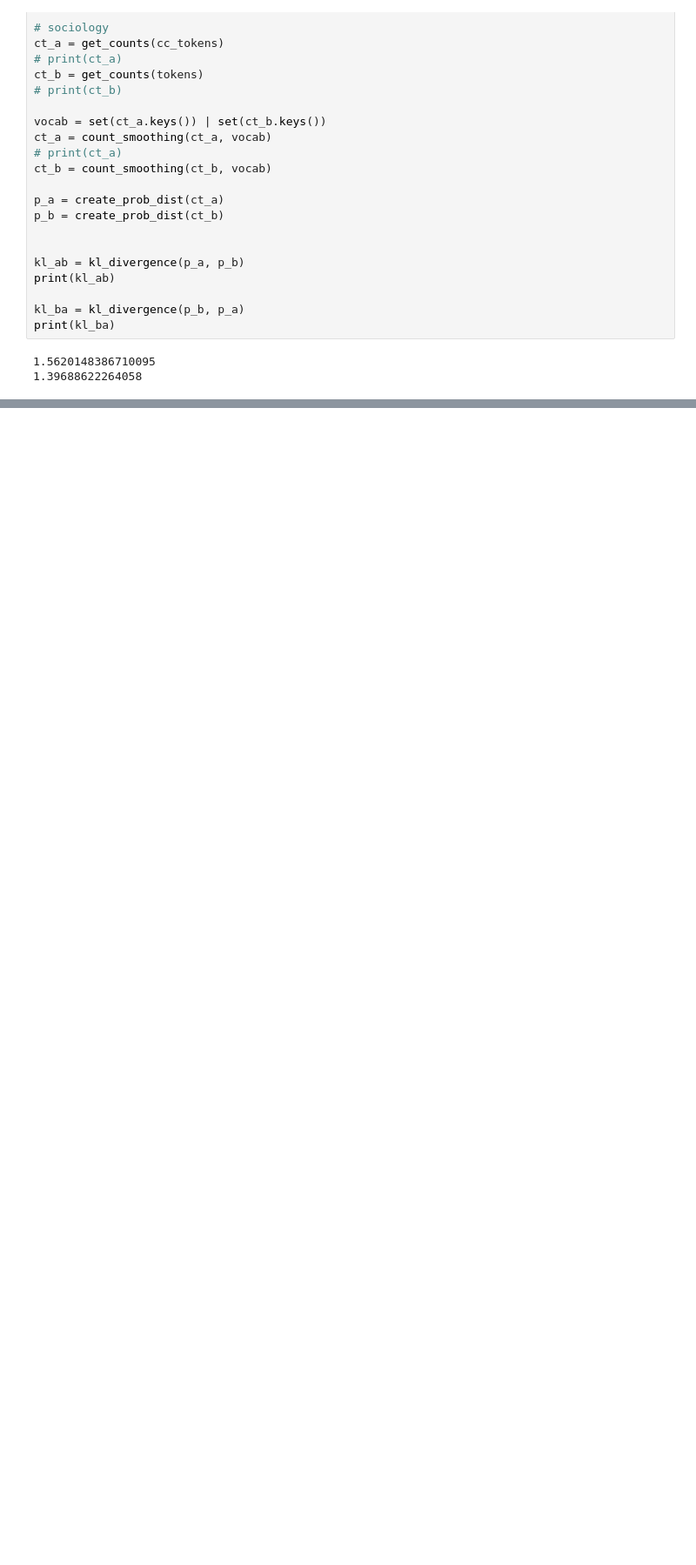
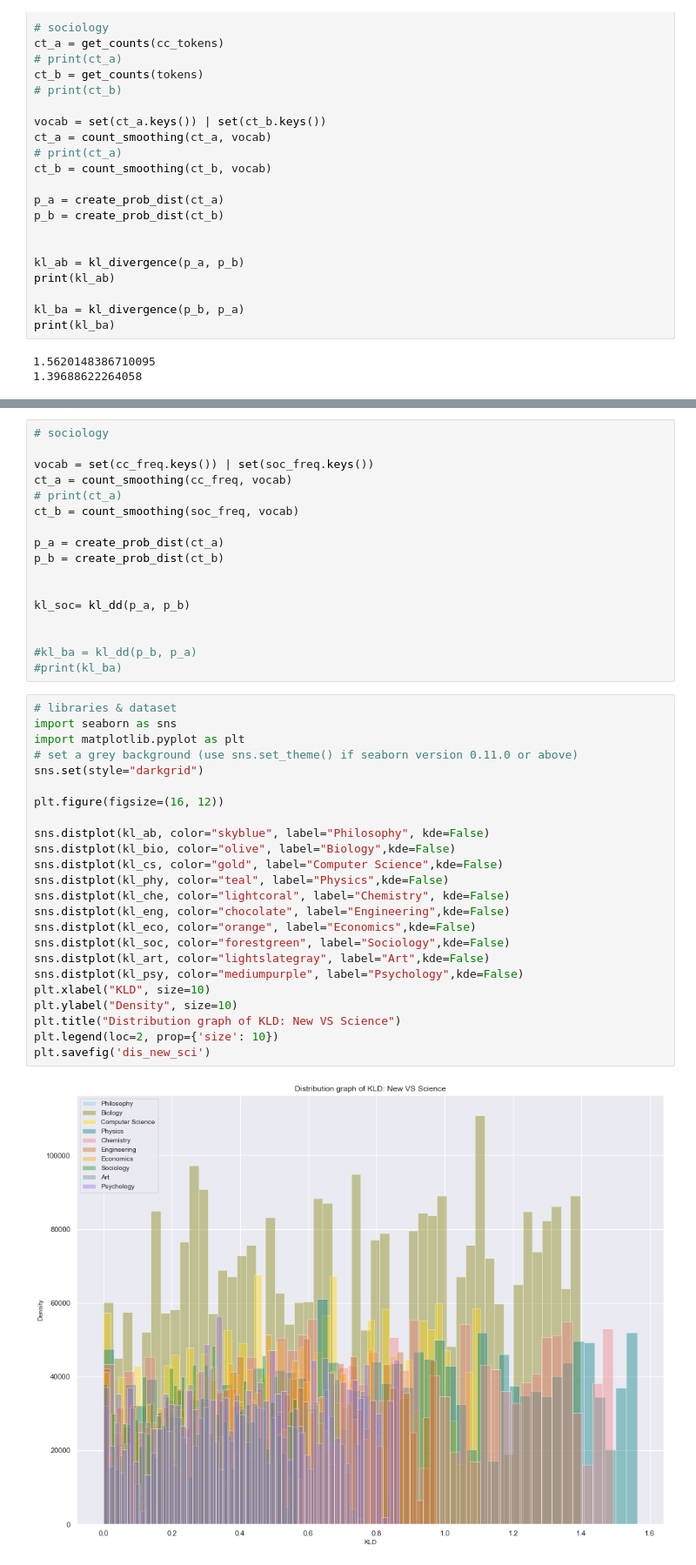
Before and after one commit to XiaoxuanLu/Capstone, a Jupyter notebook: Lemma_KLD.ipynb, the cells around one changed output, grey strips where cells are left out. Shown: that part at 87% size. Saved outputs shown, nothing was run; the diff lists cells and outputs as text; blank space fills up the shorter version.

Commit message:
add distributio ngraph

```diff
--- a/Lemma_KLD.ipynb
+++ b/Lemma_KLD.ipynb
@@ -345,0 +578,43 @@ print(kl_ba)
+# %%
+# sociology
+
+vocab = set(cc_freq.keys()) | set(soc_freq.keys())
+ct_a = count_smoothing(cc_freq, vocab)
+# print(ct_a)
+ct_b = count_smoothing(soc_freq, vocab)
+
+p_a = create_prob_dist(ct_a)
+p_b = create_prob_dist(ct_b)
+
+
+kl_soc= kl_dd(p_a, p_b)
+
+
+#kl_ba = kl_dd(p_b, p_a)
+#print(kl_ba)
+# %%
+# libraries & dataset
+import seaborn as sns
+import matplotlib.pyplot as plt
+# set a grey background (use sns.set_theme() if seaborn version 0.11.0 or above)
+sns.set(style="darkgrid")
+
+plt.figure(figsize=(16, 12))
+
+sns.distplot(kl_ab, color="skyblue", label="Philosophy", kde=False)
+sns.distplot(kl_bio, color="olive", label="Biology",kde=False)
+sns.distplot(kl_cs, color="gold", label="Computer Science",kde=False)
+sns.distplot(kl_phy, color="teal", label="Physics",kde=False)
+sns.distplot(kl_che, color="lightcoral", label="Chemistry", kde=False)
+sns.distplot(kl_eng, color="chocolate", label="Engineering",kde=False)
+sns.distplot(kl_eco, color="orange", label="Economics",kde=False)
+sns.distplot(kl_soc, color="forestgreen", label="Sociology",kde=False)
+sns.distplot(kl_art, color="lightslategray", label="Art",kde=False)
+sns.distplot(kl_psy, color="mediumpurple", label="Psychology",kde=False)
+plt.xlabel("KLD", size=10)
+plt.ylabel("Density", size=10)
+plt.title("Distribution graph of KLD: New VS Science")
+plt.legend(loc=2, prop={'size': 10})
+plt.savefig('dis_new_sci')
+# %% [output]
+[figure, added]
```
Also changed, not shown: parts of 14 cells of this notebook, 1 other file.
